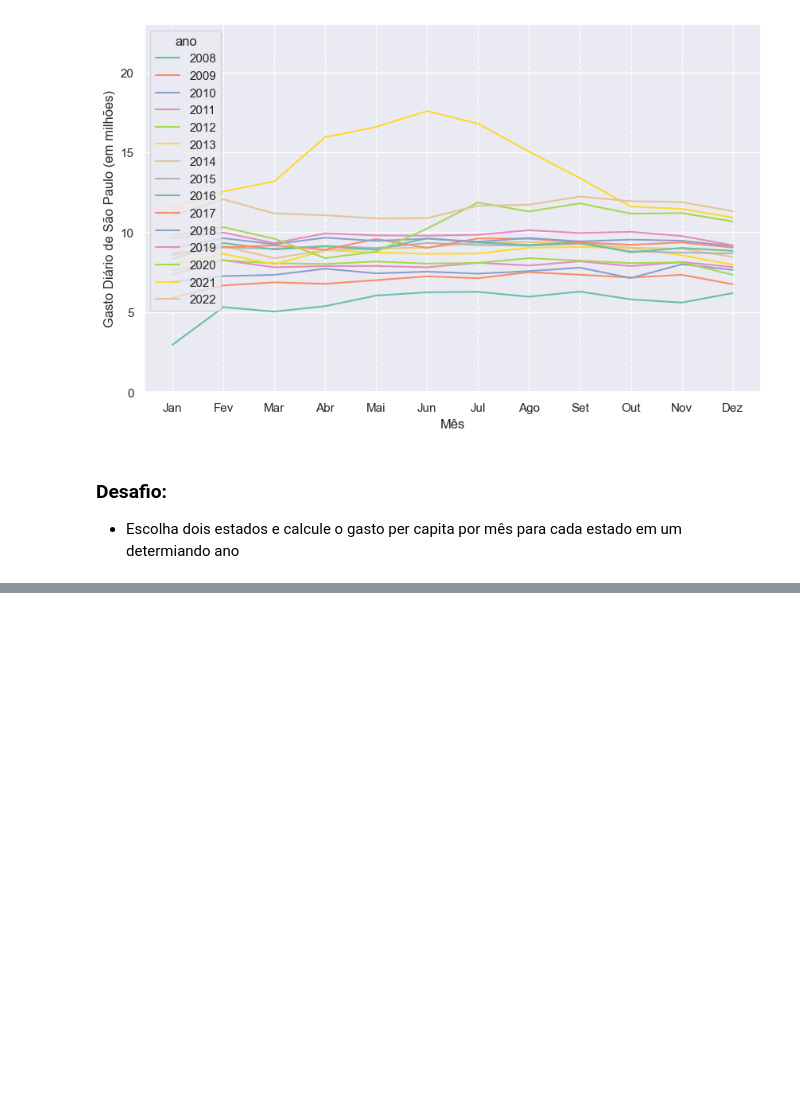
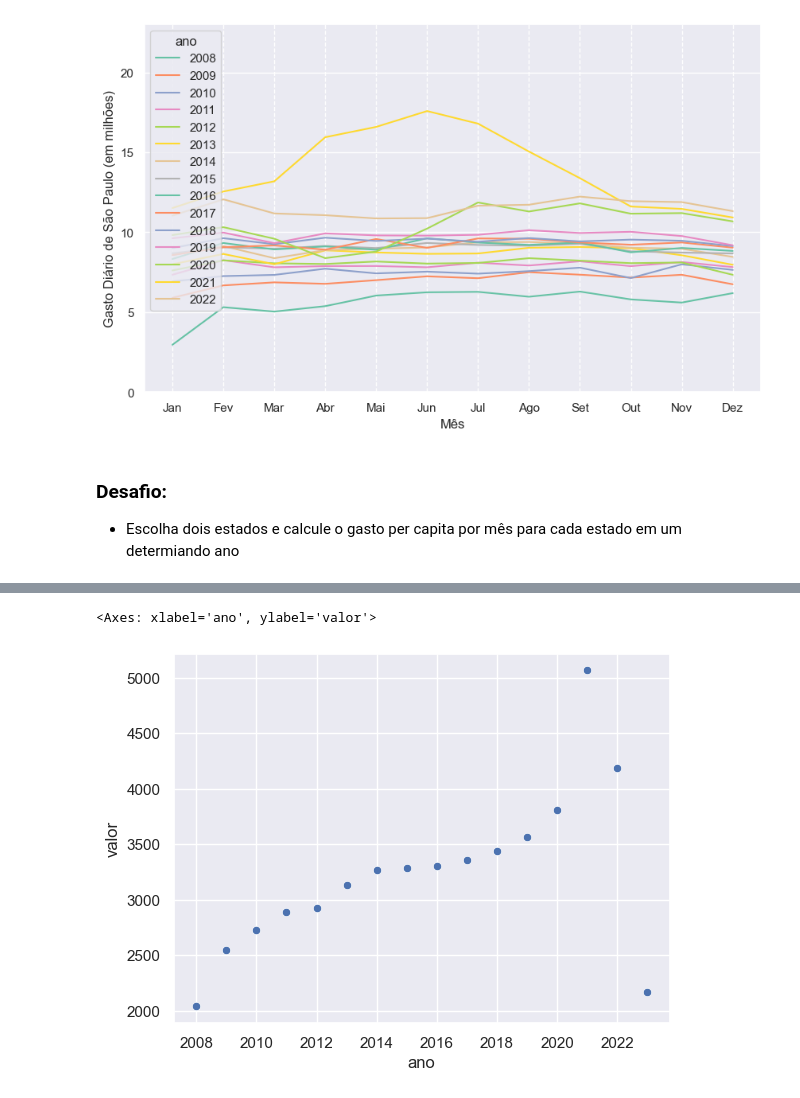
Before and after one commit to z-fab/postech-data-analytics, a Jupyter notebook: f1-data-analysis/m2-visualizacao-dados/producao_hospitalar_v2.ipynb, the cells around one changed output, grey strips where cells are left out. Drawn from its saved outputs; the diff is of its cells as text; code cells hidden in the pictures; blank space fills up the shorter version.

```diff
--- a/f1-data-analysis/m2-visualizacao-dados/producao_hospitalar_v2.ipynb
+++ b/f1-data-analysis/m2-visualizacao-dados/producao_hospitalar_v2.ipynb
@@ -740,0 +760,9 @@ ax.legend(loc='best', title='Unidade Federativa');
+# %%
+sns.scatterplot(
+    data = df_aux,
+    x='ano',
+    y='valor'
+)
+# %% [output]
+<Axes: xlabel='ano', ylabel='valor'>
+[figure, added]
```
Also changed, not shown: parts of 23 cells of this notebook.
